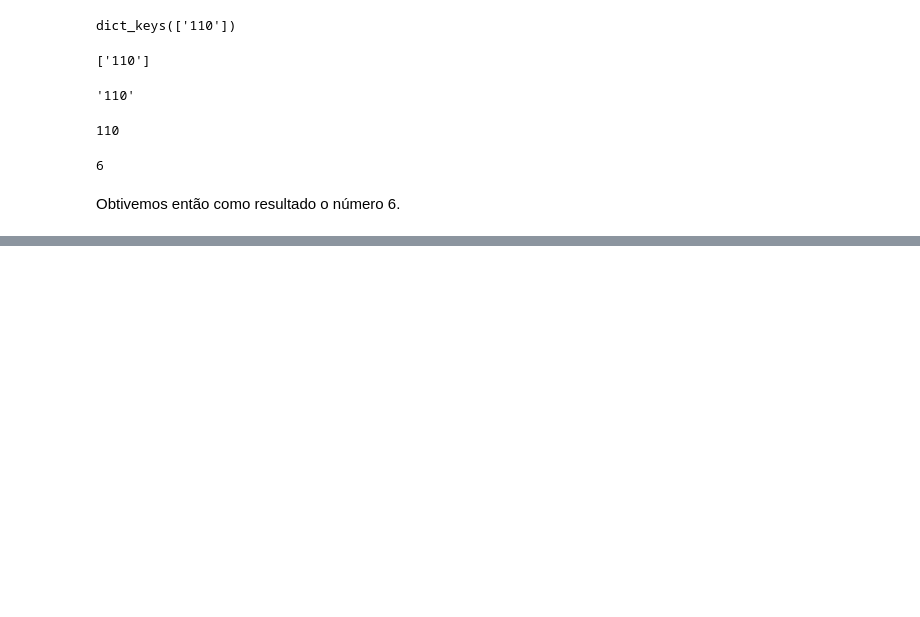
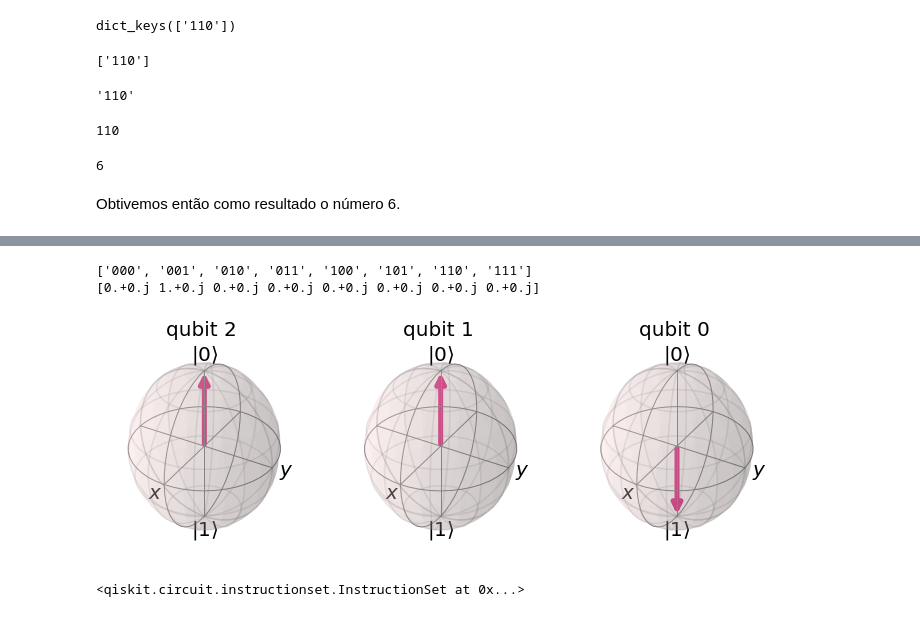
Before and after one commit to gustavomirapalheta/Quantum-Computing-with-Qiskit, a Jupyter notebook: circuits_in_qiskit_0.1.ipynb, the cells around one changed output, grey strips where cells are left out. Drawn from its saved outputs; the diff is of its cells as text; code cells hidden in the pictures; blank space fills up the shorter version.

```diff
--- a/circuits_in_qiskit_0.1.ipynb
+++ b/circuits_in_qiskit_0.1.ipynb
@@ -197,0 +760,23 @@ Obtivemos então como resultado o número 6.
+# %%
+# Vetor de estado do circuito após o gate X ser aplicado no
+#  Qubit 0.
+resultado = qk.execute(experiments = circuito,
+                       backend = sim_estados).result()
+print([np.binary_repr(x,width=3) for x in range(8)])
+print(resultado.get_statevector())
+# %% [output]
+['000', '001', '010', '011', '100', '101', '110', '111']
+[0.+0.j 1.+0.j 0.+0.j 0.+0.j 0.+0.j 0.+0.j 0.+0.j 0.+0.j]
+# %%
+#Observe a alteração do vetor na Bloch Sphere correspondente.
+resultado = qk.execute(experiments = circuito,
+                       backend = sim_estados).result()
+plot_bloch_multivector(resultado.get_statevector(), reverse_bits=True)
+# %% [output]
+[figure, added]
+# %%
+# Colocar o Qubit 1 em superposição através de
+#  um Hadamard Gate
+circuito.h(1)
+# %% [output]
+<qiskit.circuit.instructionset.InstructionSet at 0x...>
```
Also changed, not shown: parts of 100 cells of this notebook.
